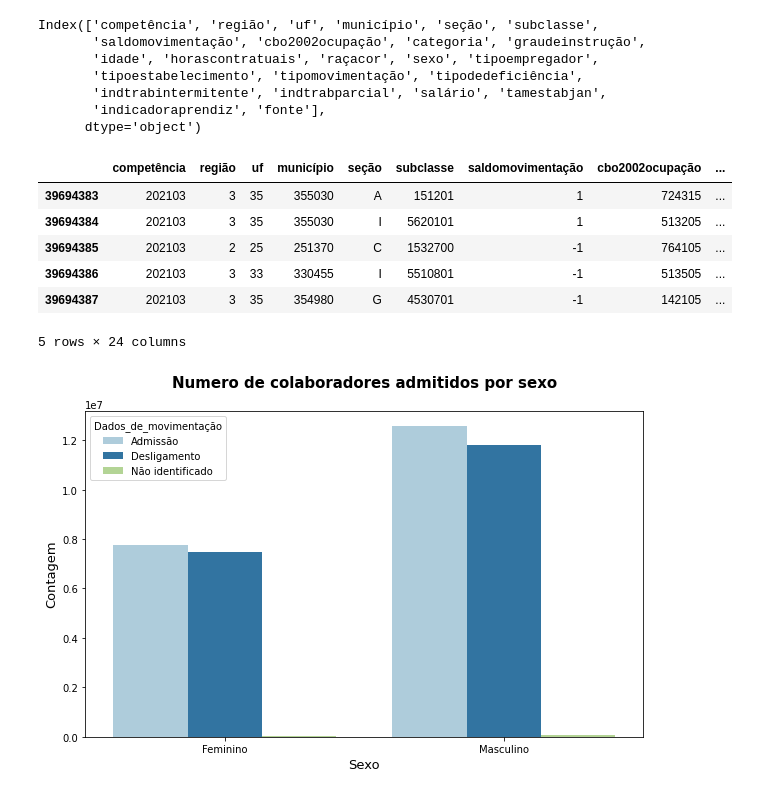
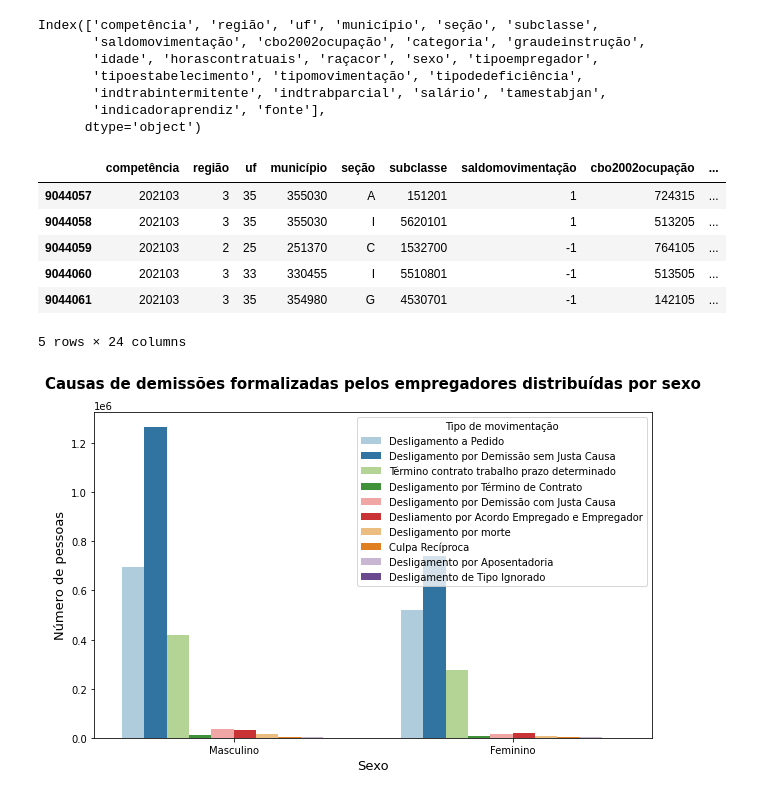
Before and after one commit to wesleyvs/estatistica-trabalho-bdne, a Jupyter notebook: 5_causas-de-demissao-formalizadas-pelos-empregadores-distribuidas-por-sexo-raca-cor-e-faixa-etaria.ipynb, the cells around one changed output. Drawn from its saved outputs; the diff is of its cells as text; code cells hidden in the pictures.

```diff
--- a/5_causas-de-demissao-formalizadas-pelos-empregadores-distribuidas-por-sexo-raca-cor-e-faixa-etaria.ipynb
+++ b/5_causas-de-demissao-formalizadas-pelos-empregadores-distribuidas-por-sexo-raca-cor-e-faixa-etaria.ipynb
@@ -17,7 +17,7 @@ def plot(get_chart, xlabel=None, ylabel=None, title=None , figsize=(10,6)):
     plt.show()
 # %%
 # lista de todos os arquivos
-caged_files = sorted(glob('..\DadosCaged\CAGEDMOV*.txt'))
+caged_files = sorted(glob('CAGEDMOV202101/CAGEDMOV*.txt'))
 main_df = pd.concat((pd.read_csv(file, sep=';') for file in caged_files), ignore_index=True)
 # %%
 #Lista todos os arquivos carregados e concatenados no dataframe pandemia_df
@@ -55,18 +43,18 @@ Index(['competência', 'região', 'uf', 'município', 'seção', 'subclasse',
 main_df.tail()
 # %% [output]
 |  | competência | região | uf | município | seção | subclasse | saldomovimentação | cbo2002ocupação | ... |
-| 39694383 | 202103 | 3 | 35 | 355030 | A | 151201 | 1 | 724315 | ... |
-| 39694384 | 202103 | 3 | 35 | 355030 | I | 5620101 | 1 | 513205 | ... |
-| 39694385 | 202103 | 2 | 25 | 251370 | C | 1532700 | -1 | 764105 | ... |
-| 39694386 | 202103 | 3 | 33 | 330455 | I | 5510801 | -1 | 513505 | ... |
-| 39694387 | 202103 | 3 | 35 | 354980 | G | 4530701 | -1 | 142105 | ... |
+| 9044057 | 202103 | 3 | 35 | 355030 | A | 151201 | 1 | 724315 | ... |
+| 9044058 | 202103 | 3 | 35 | 355030 | I | 5620101 | 1 | 513205 | ... |
+| 9044059 | 202103 | 2 | 25 | 251370 | C | 1532700 | -1 | 764105 | ... |
+| 9044060 | 202103 | 3 | 33 | 330455 | I | 5510801 | -1 | 513505 | ... |
+| 9044061 | 202103 | 3 | 35 | 354980 | G | 4530701 | -1 | 142105 | ... |
 5 rows × 24 columns
 # %%
-main_df['descsexo']= main_df['sexo'].map({
+main_df['Sexo']= main_df['sexo'].map({
 1:'Masculino',
 3:'Feminino',
 9:'Nao Identificado'})
-main_df['descraca'] = main_df['raçacor'].map({
+main_df['Raça'] = main_df['raçacor'].map({
 1:'Branca',
 2:'Preta',
 3:'Parda',
@@ -74,7 +62,7 @@ main_df['descraca'] = main_df['raçacor'].map({
 5:'Indigena',
 6:'Nao Informada',
 9:'Nao Identificado'})
-main_df['desctipomovimentação'] = main_df['tipomovimentação'].map({
+main_df['Tipo de movimentação'] = main_df['tipomovimentação'].map({
 10:'Admissão por Primeiro Emprego',
 20:'Admissão por Reemprego',
 25:'Admissão por contrato trabalho prazo determinado',
@@ -92,23 +80,25 @@ main_df['desctipomovimentação'] = main_df['tipomovimentação'].map({
 90:'Desliamento por Acordo Empregado e Empregador',
 98:'Desligamento de Tipo Ignorado',
 99:'Não Identificado'})
+# %%
+conditions = [
+    (main_df['tipomovimentação'].isin([10,20,25,35,70])),
+    (main_df['tipomovimentação'].isin([31,32,33,40,43,45,50,60,80,90,98])),
+    (main_df['tipomovimentação'].isin([99]))
+    ]
+
+values = ['Admitido', 'Desligado', 'Não identificado']
+
+main_df['movimento'] = np.select(conditions, values)
 # %%
-conditions = [
-    (main_df['tipomovimentação'].isin([10,20,25,35,70])),
-    (main_df['tipomovimentação'].isin([31,32,33,40,43,45,50,60,80,90,98])),
-    (main_df['tipomovimentação'].isin([99]))
-    ]
-
-values = ['Admissão', 'Desligamento', 'Não identificado']
-
-main_df['Dados_de_movimentação'] = np.select(conditions, values)
+desligamento_df = main_df[main_df['movimento']=='Desligado']
 # %%
 plot(
-    get_chart = lambda: sb.countplot(x='descsexo', hue='Dados_de_movimentação',data = main_df, palette='Paired'),
-    title = "Numero de colaboradores admitidos por sexo",
-    xlabel = "Sexo",
-    ylabel = "Contagem",
+    lambda: sb.countplot(hue='Tipo de movimentação', x='Sexo',data = desligamento_df, palette='Paired'),
+    title="Causas de demissões formalizadas pelos empregadores distribuídas por sexo",
+    xlabel="Sexo",
+    ylabel="Número de pessoas",
 )
 # %% [output]
-[figure, old version]
+[figure, new version]
 # %%
```
Also changed, not shown: parts of 6 cells of this notebook.
